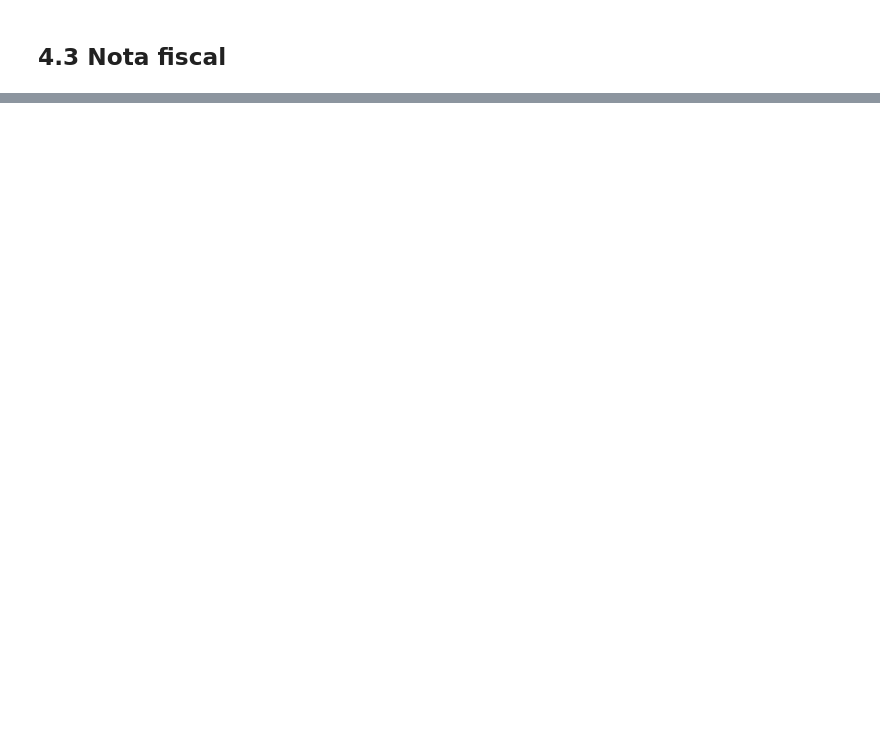
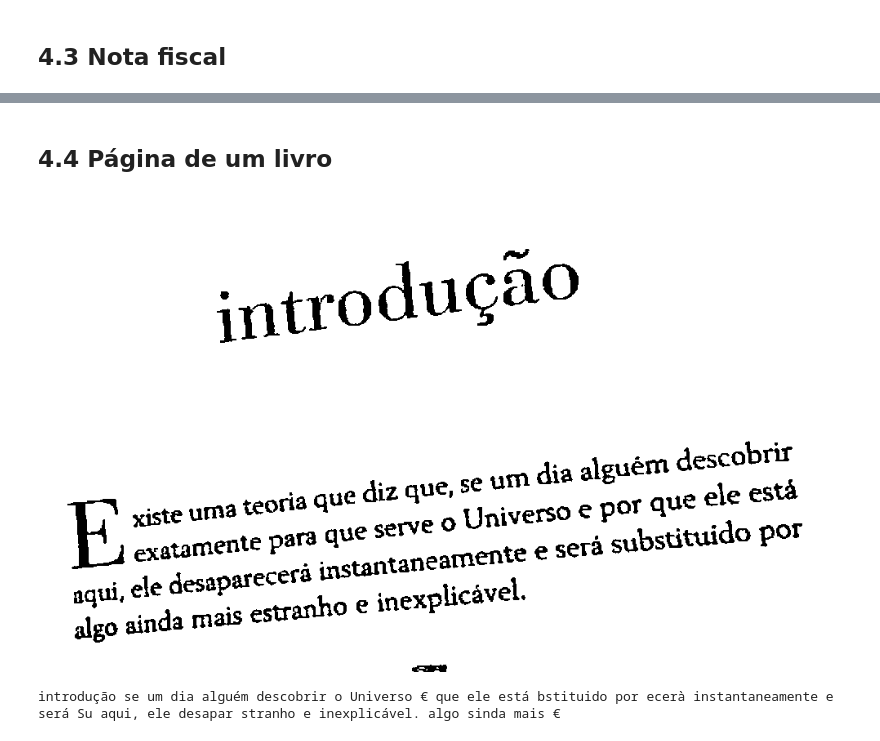
Before and after one commit to strawndri/tmcc-voculary, a Jupyter notebook: reconhecimento-texto/Notebook.ipynb, the cells around one changed output, grey strips where cells are left out. Saved outputs shown, nothing was run; the diff lists cells and outputs as text; code cells hidden in the pictures; blank space fills up the shorter version.

```diff
--- a/reconhecimento-texto/Notebook.ipynb
+++ b/reconhecimento-texto/Notebook.ipynb
@@ -59,6 +45,7 @@ Connecting to raw.githubusercontent.com (raw.githubusercontent.com)|185.199.108.
 artigo = 'imagens/artigo.png'
 codigo = 'imagens/codigo.png'
 nota_fiscal = 'imagens/nota_fiscal.png'
+pagina = 'imagens/pagina.jpg'
 # %% [markdown]
 # 2 Tratamento de imagens
 # %%
@@ -203,0 +178,9 @@ FAB: BEO9912789753009677
+# %% [markdown]
+## 4.4 Página de um livro
+# %%
+imagem, texto = extrair_texto(pagina)
+cv2_imshow(imagem)
+print(texto)
+# %% [output]
+[figure, added]
+introdução se um dia alguém descobrir o Universo € que ele está bstituido por ecerà instantaneamente e será Su aqui, ele desapar stranho e inexplicável. algo sinda mais €
```
Also changed, not shown: parts of 12 cells of this notebook.
